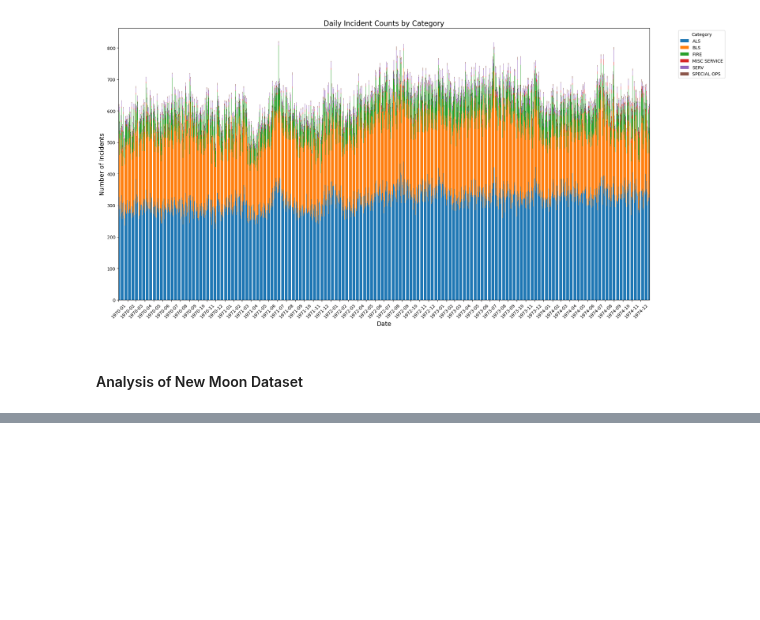
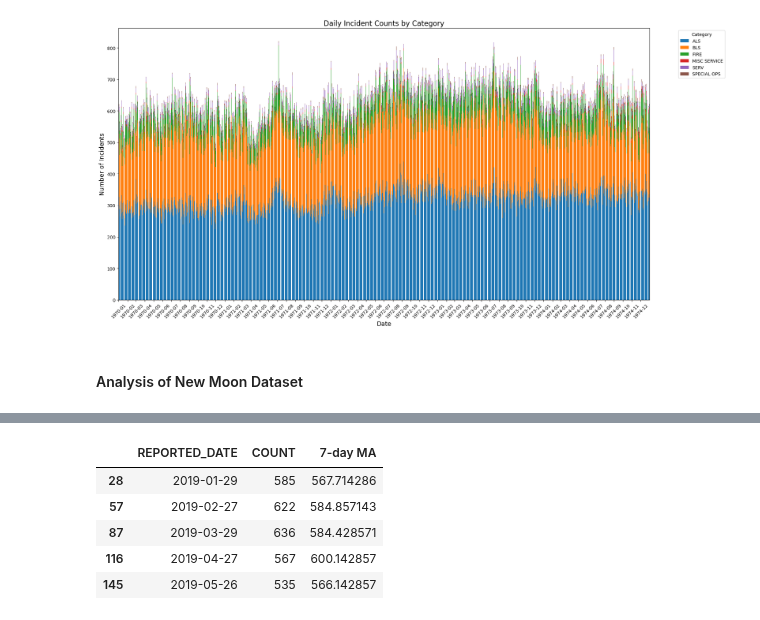
Before and after one commit to mattlundberg/Project-1, a Jupyter notebook: Tiffanys_file.ipynb, the cells around one changed output, grey strips where cells are left out. Saved outputs shown, nothing was run; the diff lists cells and outputs as text; code cells hidden in the pictures; blank space fills up the shorter version.

```diff
--- a/Tiffanys_file.ipynb
+++ b/Tiffanys_file.ipynb
@@ -95,12 +118,13 @@ plt.show()
 [figure]
 # %%
 # Apply a 7-day moving average to smooth out fluctuations
-emergency_response_df_grouped['7-day MA'] = emergency_response_df_grouped['COUNT'].rolling(window=7).mean()
+emergency_response_df_grouped_7= emergency_response_df_grouped
+emergency_response_df_grouped_7['7-day MA'] = emergency_response_df_grouped_7['COUNT'].rolling(window=7).mean()
 
 # Create the Plot
 fig, ax = plt.subplots(figsize=(15, 7))
-ax.plot(emergency_response_df_grouped['REPORTED_DATE'], emergency_response_df_grouped['COUNT'], alpha=0.5, label='Daily Count', linestyle='dashed')
-ax.plot(emergency_response_df_grouped['REPORTED_DATE'], emergency_response_df_grouped['7-day MA'], color='red', linewidth=2, label='7-Day Moving Average')
+ax.plot(emergency_response_df_grouped_7['REPORTED_DATE'], emergency_response_df_grouped_7['COUNT'], alpha=0.5, label='Daily Count', linestyle='dashed')
+ax.plot(emergency_response_df_grouped_7['REPORTED_DATE'], emergency_response_df_grouped_7['7-day MA'], color='red', linewidth=2, label='7-Day Moving Average')
 
 # Formatting
 plt.title('Daily Incident Counts (Smoothed with 7-Day Moving Average)', fontsize=14)
@@ -166,0 +235,12 @@ dtype: object
+# %%
+
+date_match = emergency_response_df_grouped[emergency_response_df_grouped['REPORTED_DATE'].isin(new_moon_grouped['REPORTED_DATE'])]
+
+date_match.head()
+# %% [output]
+|  | REPORTED_DATE | COUNT | 7-day MA |
+| 28 | 2019-01-29 | 585 | 567.714286 |
+| 57 | 2019-02-27 | 622 | 584.857143 |
+| 87 | 2019-03-29 | 636 | 584.428571 |
+| 116 | 2019-04-27 | 567 | 600.142857 |
+| 145 | 2019-05-26 | 535 | 566.142857 |
```
Also changed, not shown: parts of 8 cells of this notebook, 2 other files.
